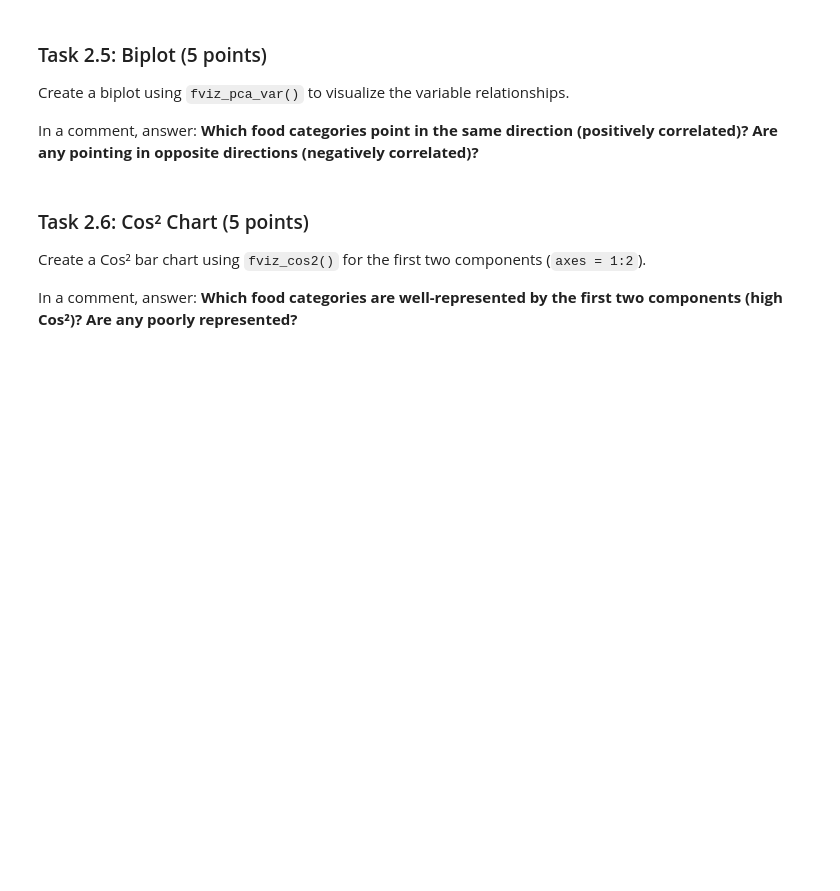
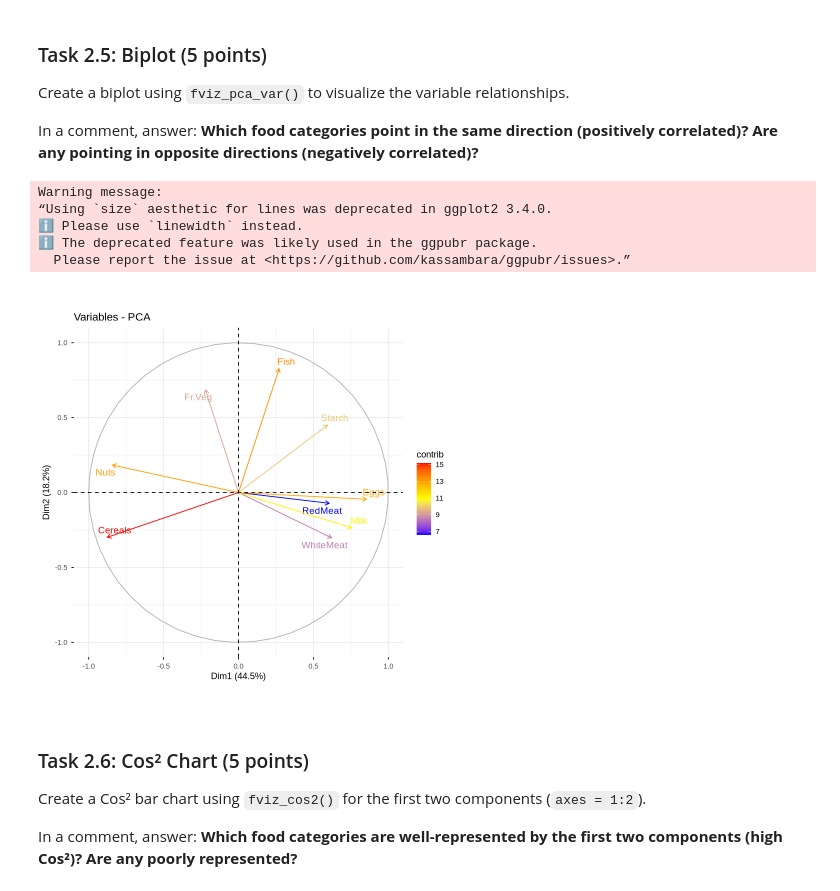
Before and after one commit to Mihir-Singh06/MS3313-SINGH-V3, a Jupyter notebook: Homework/module_3_dimension_reduction_assignment.ipynb, the cells around one changed output. Cells and saved outputs as stored; diff of their text form; code cells hidden in the pictures; blank space fills up the shorter version.

```diff
--- a/Homework/module_3_dimension_reduction_assignment.ipynb
+++ b/Homework/module_3_dimension_reduction_assignment.ipynb
@@ -184,7 +268,41 @@ Create a biplot using `fviz_pca_var()` to visualize the variable relationships.
 
 In a comment, answer: **Which food categories point in the same direction (positively correlated)? Are any pointing in opposite directions (negatively correlated)?**
 # %%
-# YOUR CODE HERE
+
+
+
+fviz_pca_var(protein_pca,
+             col.var = "contrib",
+             gradient.cols = c("blue", "yellow", "red"),
+             repel = TRUE)
+
+# Positively correlated variables (pointing in the same direction):
+# - RedMeat, WhiteMeat, Eggs, and Milk point in a similar direction,
+#   indicating these animal-based food categories are positively correlated.
+#
+# - Cereals and Starch also point in a similar direction,
+#   suggesting they are positively correlated plant-based staples.
+
+# Negatively correlated variables (pointing in opposite directions):
+# - Animal-based foods (RedMeat, WhiteMeat, Eggs, Milk) point in the
+#   opposite direction of plant-based foods (Cereals, Starch),
+#   indicating a strong negative correlation between these groups.
+#
+# - Fish and Fr.Veg may also point in a different direction from Milk and Eggs,
+#   suggesting differing dietary patterns.
+
+# Interpretation:
+# Variables that point in the same direction are positively correlated,
+# while variables pointing in opposite directions are negatively correlated.
+# The biplot visually confirms the relationships observed in the
+# correlation matrix.
+# %% [output]
+Warning message:
+“Using `size` aesthetic for lines was deprecated in ggplot2 3.4.0.
+ℹ Please use `linewidth` instead.
+ℹ The deprecated feature was likely used in the ggpubr package.
+  Please report the issue at <https://github.com/kassambara/ggpubr/issues>.”
+[figure, added]
 # %% [markdown]
 ### Task 2.6: Cos² Chart (5 points)
 
```
Also changed, not shown: parts of 17 cells of this notebook.
